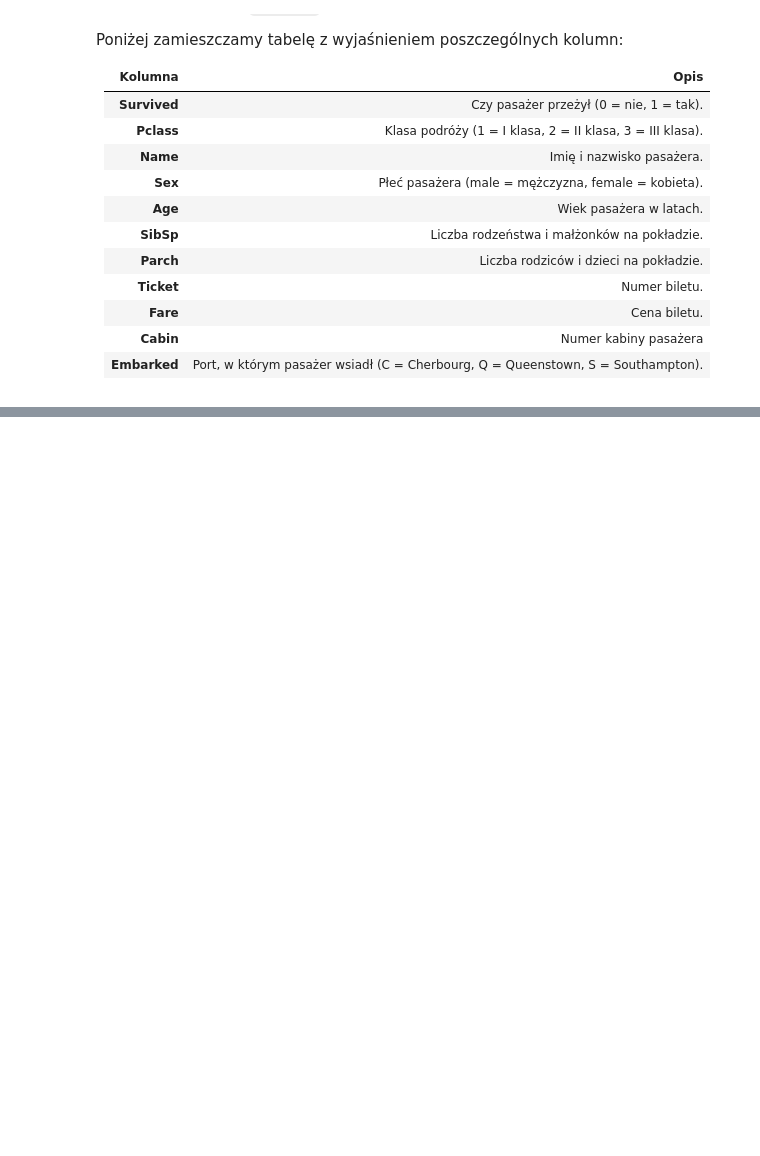
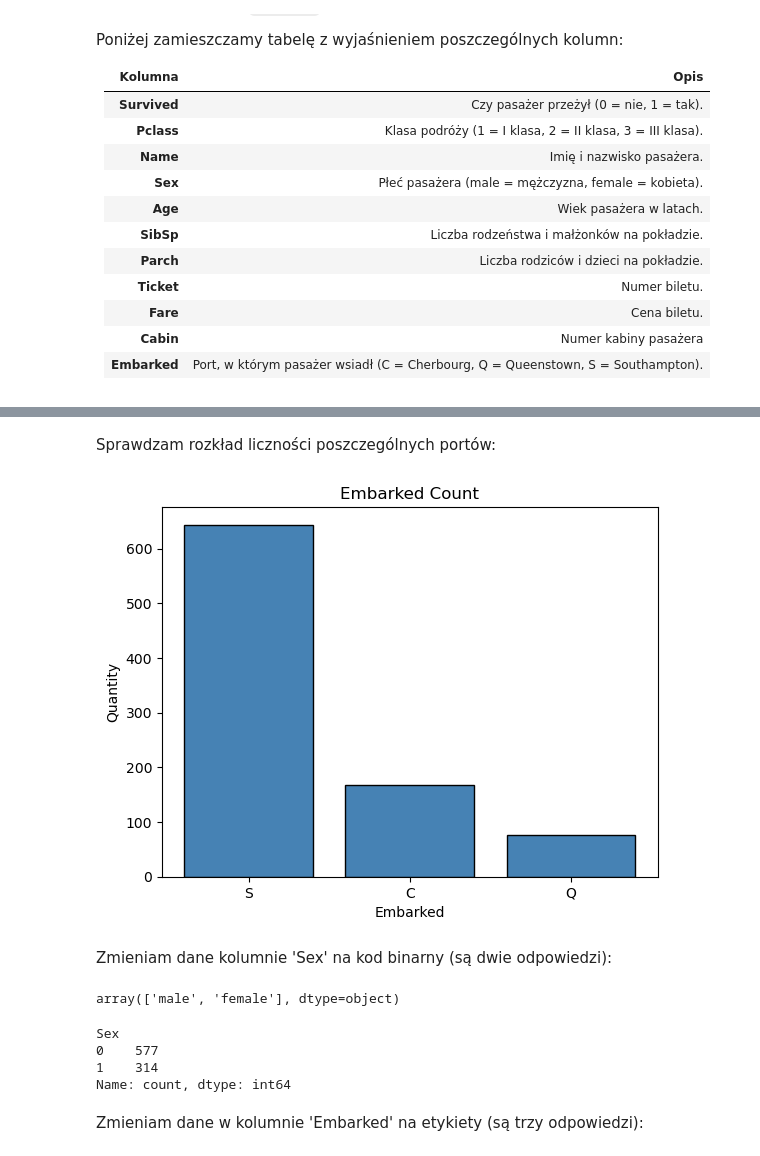
Before and after one commit to Solvro/ml-wakacyjne-wyzwanie-2025, a Jupyter notebook: 1_przetwarzanie_wizualizacja/EDA_zadanie.ipynb, the cells around one changed output, grey strips where cells are left out. Saved outputs shown, nothing was run; the diff lists cells and outputs as text; code cells hidden in the pictures; blank space fills up the shorter version.

```diff
--- a/1_przetwarzanie_wizualizacja/EDA_zadanie.ipynb
+++ b/1_przetwarzanie_wizualizacja/EDA_zadanie.ipynb
@@ -67,0 +134,15 @@ titanic_df = pd.read_csv(base_path / 'titanic.csv', index_col='PassengerId')
+# %%
+titanic_df['Fare'] = titanic_df['Fare'].fillna(titanic_df['Fare'].median())
+# %% [markdown]
+Sprawdzam rozkład liczności poszczególnych portów:
+# %%
+counts = titanic_df['Embarked'].value_counts()
+categories = counts.index
+values = counts.values
+plt.bar(categories, values, color='steelblue', edgecolor='black')
+plt.title("Embarked Count")
+plt.xlabel("Embarked")
+plt.ylabel("Quantity")
+plt.show()
+# %% [output]
+[figure, added]
@@ -67,0 +151,19 @@ titanic_df = pd.read_csv(base_path / 'titanic.csv', index_col='PassengerId')
+# %% [markdown]
+Zmieniam dane kolumnie 'Sex' na kod binarny (są dwie odpowiedzi):
+# %%
+titanic_df.Sex.unique()
+# %% [output]
+array(['male', 'female'], dtype=object)
+# %%
+titanic_df['Sex'] = titanic_df.Sex.map({
+    'male': 0,
+    'female': 1
+})
+titanic_df['Sex'].value_counts()
+# %% [output]
+Sex
+0    577
+1    314
+Name: count, dtype: int64
+# %% [markdown]
+Zmieniam dane w kolumnie 'Embarked' na etykiety (są trzy odpowiedzi):
```
Also changed, not shown: parts of 33 cells of this notebook.
